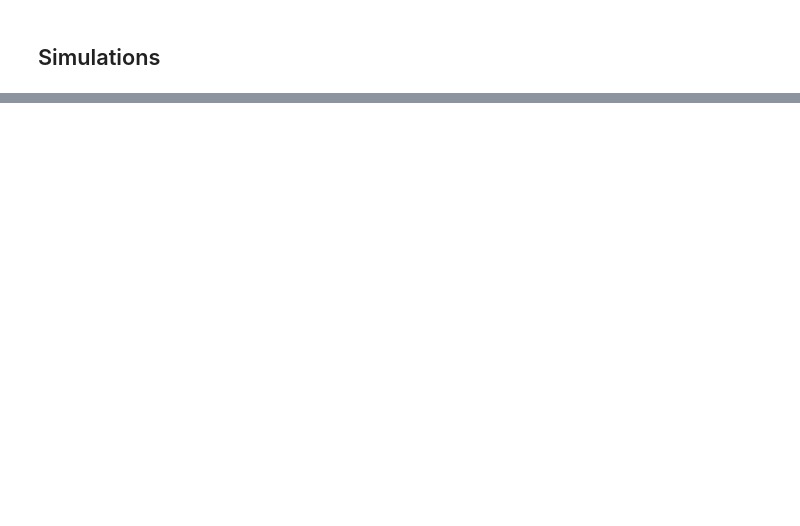
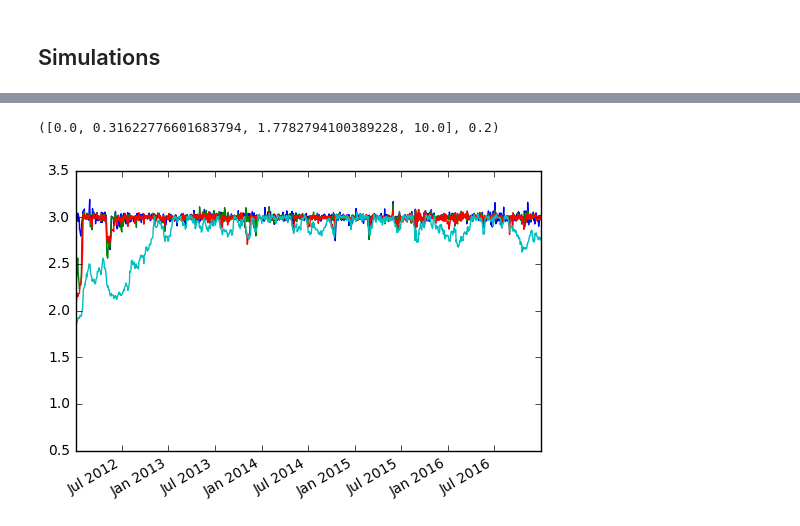
Before and after one commit to cvxgrp/cvxportfolio, a Jupyter notebook: SinglePeriodOpt.ipynb, the cells around one changed output, grey strips where cells are left out. Saved outputs shown, nothing was run; the diff lists cells and outputs as text; code cells hidden in the pictures; blank space fills up the shorter version.

```diff
--- a/SinglePeriodOpt.ipynb
+++ b/SinglePeriodOpt.ipynb
@@ -83,0 +148,6 @@ policy.costs[0].gamma, policy.costs[1].gamma
+# %%
+[results[(i, gamma_tcosts[0])].leverage.plot() for i in gamma_risks]
+gamma_risks, gamma_tcosts[0]
+# %% [output]
+([0.0, 0.31622776601683794, 1.7782794100389228, 10.0], 0.2)
+[figure, added]
```
Also changed, not shown: parts of 41 cells of this notebook, 3 other files.
